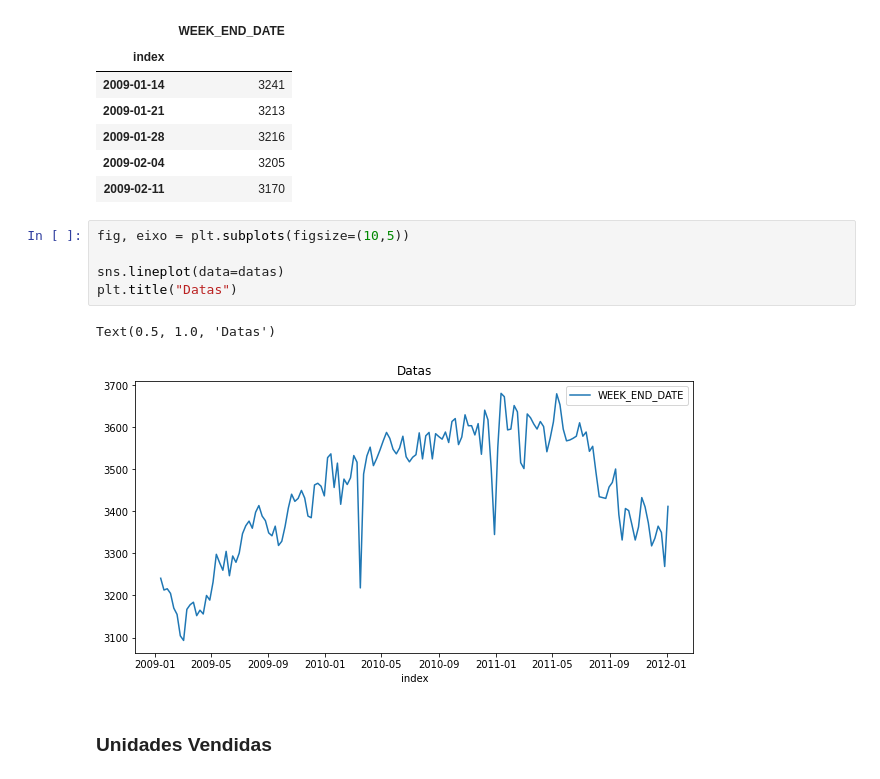
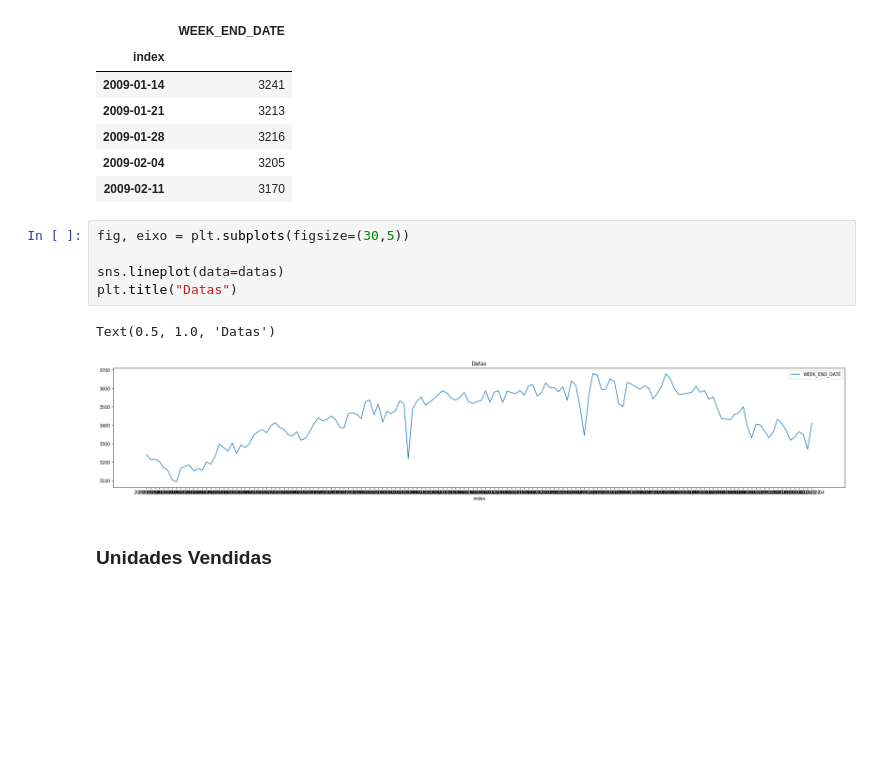
Before and after one commit to SamuelSousaFerreira/Breakfast-at-the-Frat---Time-Series-Analise, a Jupyter notebook: Breakfast_at_the_Frat.ipynb, the cells around one changed output. Cells and saved outputs as stored; diff of their text form; blank space fills up the shorter version.

```diff
--- a/Breakfast_at_the_Frat.ipynb
+++ b/Breakfast_at_the_Frat.ipynb
@@ -355,13 +362,13 @@ datas.head()
 | 2009-02-04 | 3205 |
 | 2009-02-11 | 3170 |
 # %%
-fig, eixo = plt.subplots(figsize=(10,5))
+fig, eixo = plt.subplots(figsize=(30,5))
 
 sns.lineplot(data=datas)
 plt.title("Datas")
 # %% [output]
 Text(0.5, 1.0, 'Datas')
-[figure, old version]
+[figure, new version]
 # %% [markdown]
 ### **Unidades Vendidas**
 # %%
```
Also changed, not shown: parts of 30 cells of this notebook.
